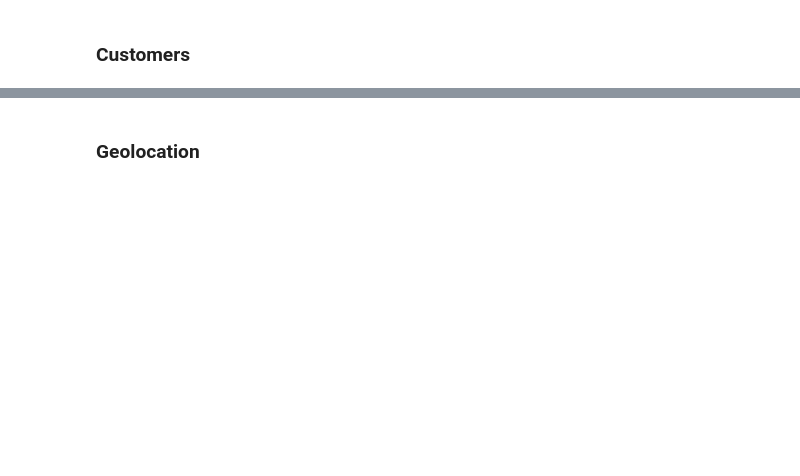
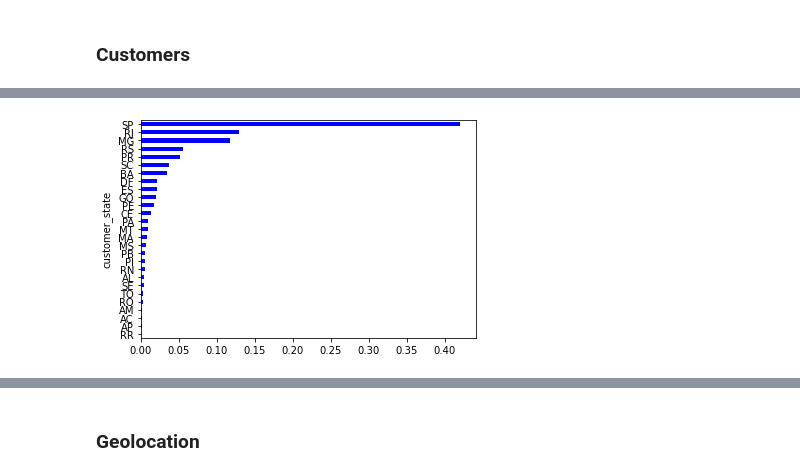
Before and after one commit to Franck-PepperLabs/pepper_olist_market_segmentation, a Jupyter notebook: jupyter/scratchpad.ipynb, the cells around one changed output, grey strips where cells are left out. Cells and saved outputs as stored; diff of their text form; code cells hidden in the pictures; blank space fills up the shorter version.

```diff
--- a/jupyter/scratchpad.ipynb
+++ b/jupyter/scratchpad.ipynb
@@ -68,0 +71,3 @@ content :
+# %%
+customers = get_customers()
+display(discrete_stats(customers, 'customers'))
@@ -68,0 +82,4 @@ content :
+# %%
+plot_value_freqs(customers, 'customer_state')
+# %% [output]
+[figure, added]
```
Also changed, not shown: parts of 126 cells of this notebook, 5 other files.
